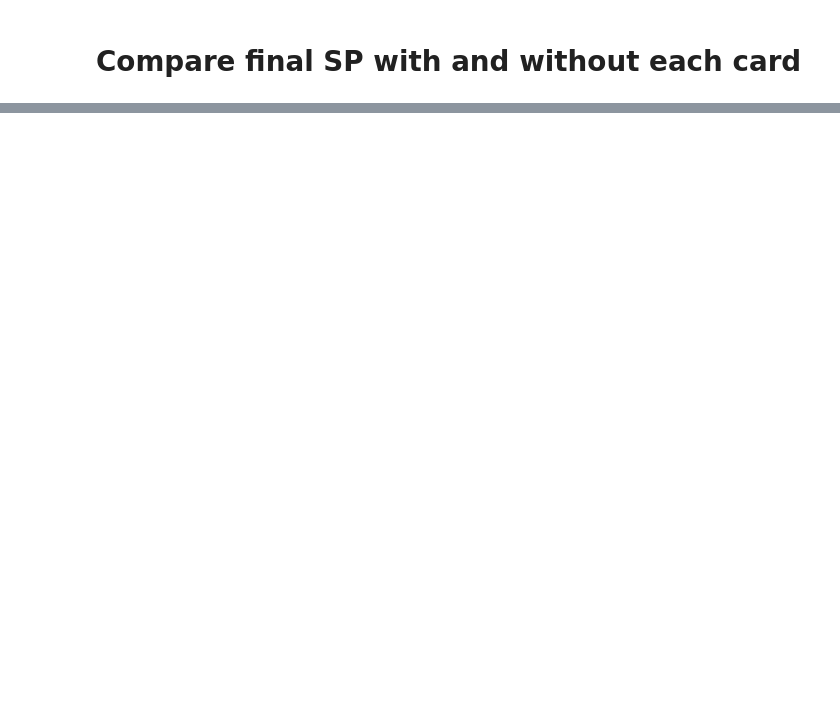
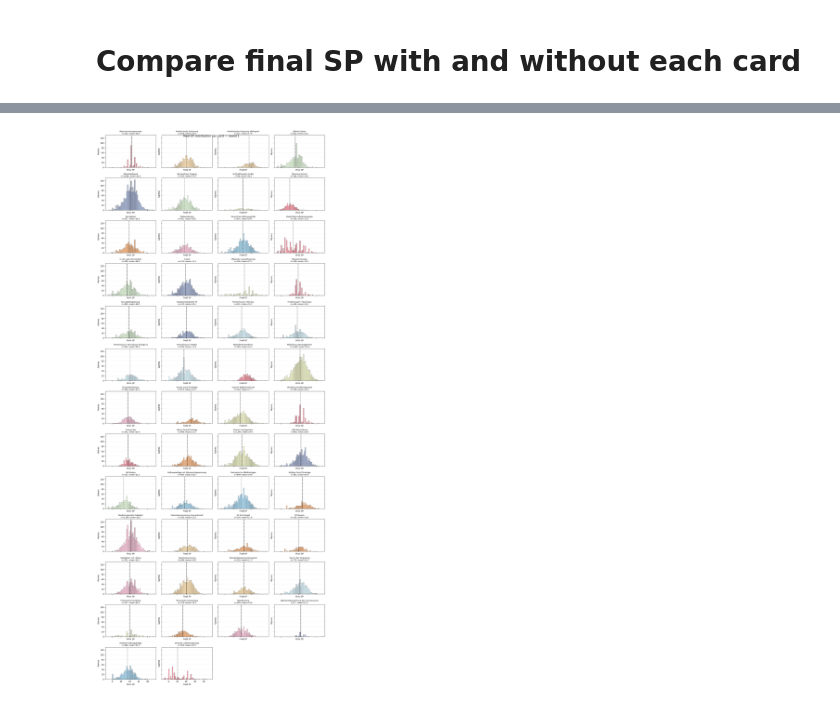
Before and after one commit to simonschaluppe/KlimSta-Brettspiel, a Jupyter notebook: best_card.ipynb, the cells around one changed output, grey strips where cells are left out. Cells and saved outputs as stored; diff of their text form; code cells hidden in the pictures; blank space fills up the shorter version.

```diff
--- a/best_card.ipynb
+++ b/best_card.ipynb
@@ -136,0 +238,83 @@ KeyError: "['best_percent_games', 'best_percent_rate_when_played'] not in index"
+# %%
+import math
+import matplotlib.pyplot as plt
+
+from card_colors import slot_colors, default_color
+
+for round_number in [1, 2, 3, 4]:
+
+    round_data = plays_df.loc[
+        plays_df["played_round"] == round_number
+    ].copy()
+
+    card_groups = list(
+        round_data.groupby(
+            ["card_id", "Name", "Slot/Stapel"],
+            sort=True,
+        )
+    )
+
+    n_cards = len(card_groups)
+    n_cols = 4
+    n_rows = math.ceil(n_cards / n_cols)
+
+    fig, axes = plt.subplots(
+        nrows=n_rows,
+        ncols=n_cols,
+        figsize=(4 * n_cols, 3 * n_rows),
+        sharex=True,
+        sharey=True,
+        squeeze=False,
+    )
+
+    axes = axes.flatten()
+
+    # Same bins for every card in this round
+    bins = range(
+        int(round_data["sp"].min()),
+        int(round_data["sp"].max()) + 2,
+    )
+
+    for ax, ((card_id, name, slot), group) in zip(
+        axes,
+        card_groups,
+    ):
+        ax.hist(
+            group["sp"],
+            bins=bins,
+            color=slot_colors.get(slot, default_color),
+            edgecolor="black",
+            linewidth=0.5,
+            alpha=0.85,
+        )
+
+        ax.axvline(
+            group["sp"].mean(),
+            color="black",
+            linewidth=1.2,
+            linestyle="--",
+        )
+
+        ax.set_title(
+            f"{name}\n"
+            f"n={len(group):,}, mean={group['sp'].mean():.1f}",
+            fontsize=9,
+        )
+
+        ax.set_xlabel("Final SP")
+        ax.set_ylabel("Games")
+        ax.grid(axis="y", alpha=0.2)
+
+    # Hide unused axes
+    for ax in axes[n_cards:]:
+        ax.axis("off")
+
+    fig.suptitle(
+        f"Final-SP distribution per card — round {round_number}",
+        fontsize=14,
+    )
+
+    plt.tight_layout()
+    plt.show()
+# %% [output]
+[figure, added]
```
Also changed, not shown: parts of 7 cells of this notebook.
